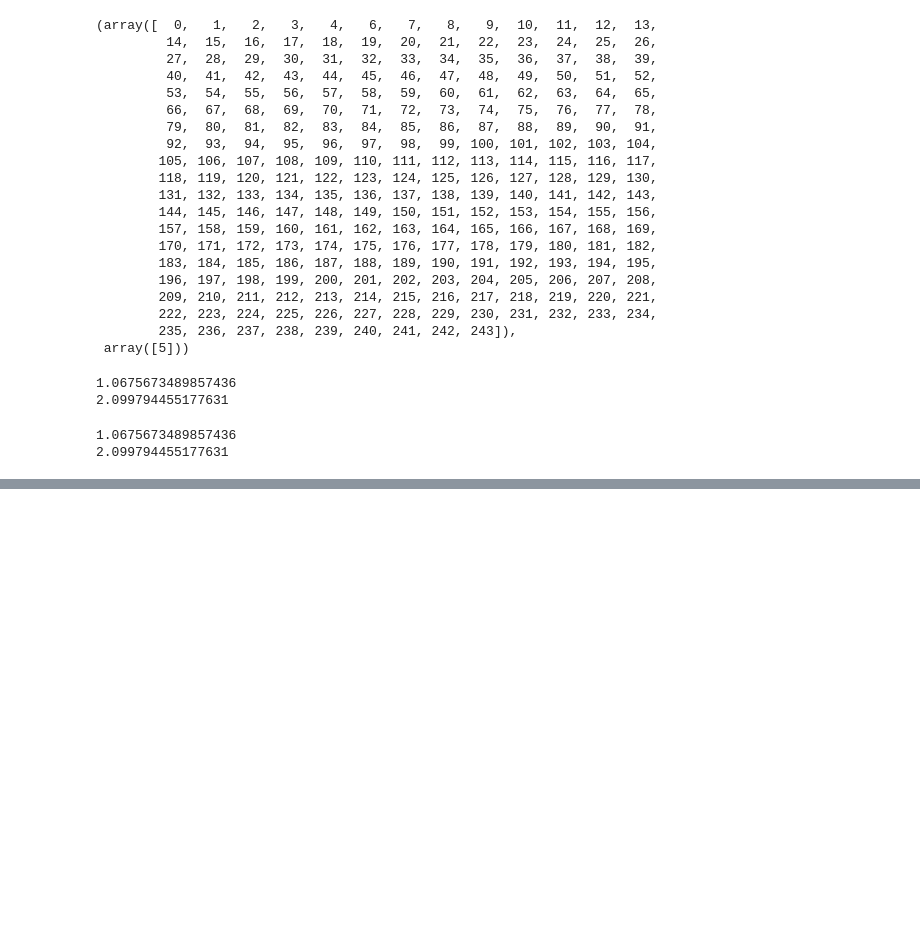
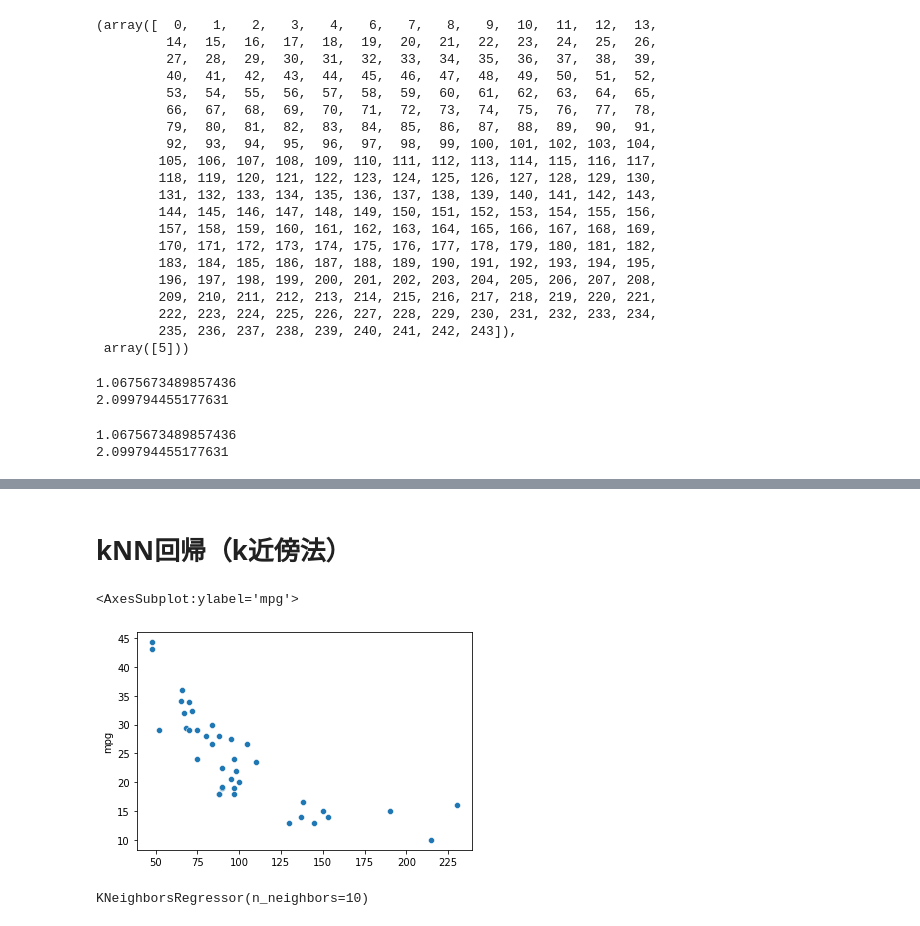
Before and after one commit to KK-raven/practice-machine-learning, a Jupyter notebook: practice.ipynb, the cells around one changed output, grey strips where cells are left out. Saved outputs shown, nothing was run; the diff lists cells and outputs as text; code cells hidden in the pictures; blank space fills up the shorter version.

```diff
--- a/practice.ipynb
+++ b/practice.ipynb
@@ -638,0 +950,26 @@ print(np.std(scores))
+# %%
+# pipelineを使用する場合
+
+from sklearn.linear_model import LinearRegression
+from sklearn.metrics import mean_squared_error
+from sklearn.model_selection import cross_val_score, RepeatedKFold
+from sklearn.pipeline import Pipeline
+from sklearn.preprocessing import PolynomialFeatures
+
+# data
+df = sns.load_dataset('mpg')
+df = df.dropna()
+X = df['horsepower'].values.reshape(-1, 1)
+y = df['mpg']
+
+# repeated K-Foldを定義
+cv = RepeatedKFold(n_splits=5, n_repeats=3, random_state=0)
+
+# 多項式特徴量
+result = {}
+n = 3
+for n in range(n):
+    # pipelineを設定
+    pipeline = Pipeline(steps=[('poly', PolynomialFeatures(n + 1)), ('model', LinearRegression())])
+    scores = cross_val_score(pipeline, X, y, scoring='neg_mean_squared_error', cv=cv, n_jobs=-1)
+    result[f'degree {n}'] = {'score_mean': np.mean(scores), 'score_std': np.std(scores)}
@@ -638,0 +982,17 @@ print(np.std(scores))
+# %% [markdown]
+# kNN回帰（k近傍法）
+# %%
+from sklearn.model_selection import train_test_split
+
+X_train, X_test, y_train, y_test = train_test_split(X, y, test_size=0.9, random_state=0)
+sns.scatterplot(X_train[:, 0], y_train)
+# %% [output]
+<AxesSubplot:ylabel='mpg'>
+[figure, added]
+# %%
+from sklearn.neighbors import KNeighborsRegressor
+
+model = KNeighborsRegressor(n_neighbors=10)
+model.fit(X_train, y_train)
+# %% [output]
+KNeighborsRegressor(n_neighbors=10)
```
Also changed, not shown: parts of 51 cells of this notebook.
